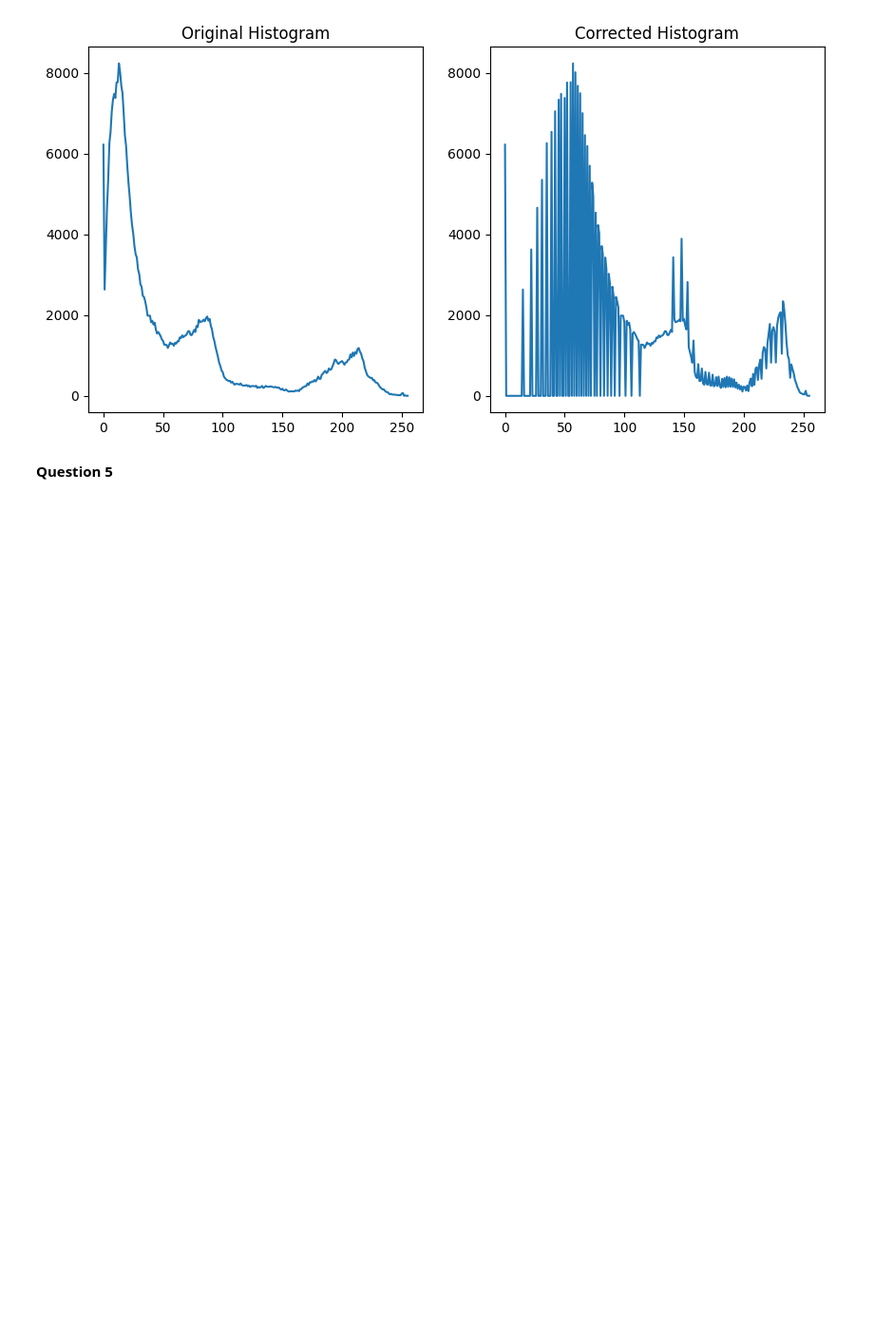
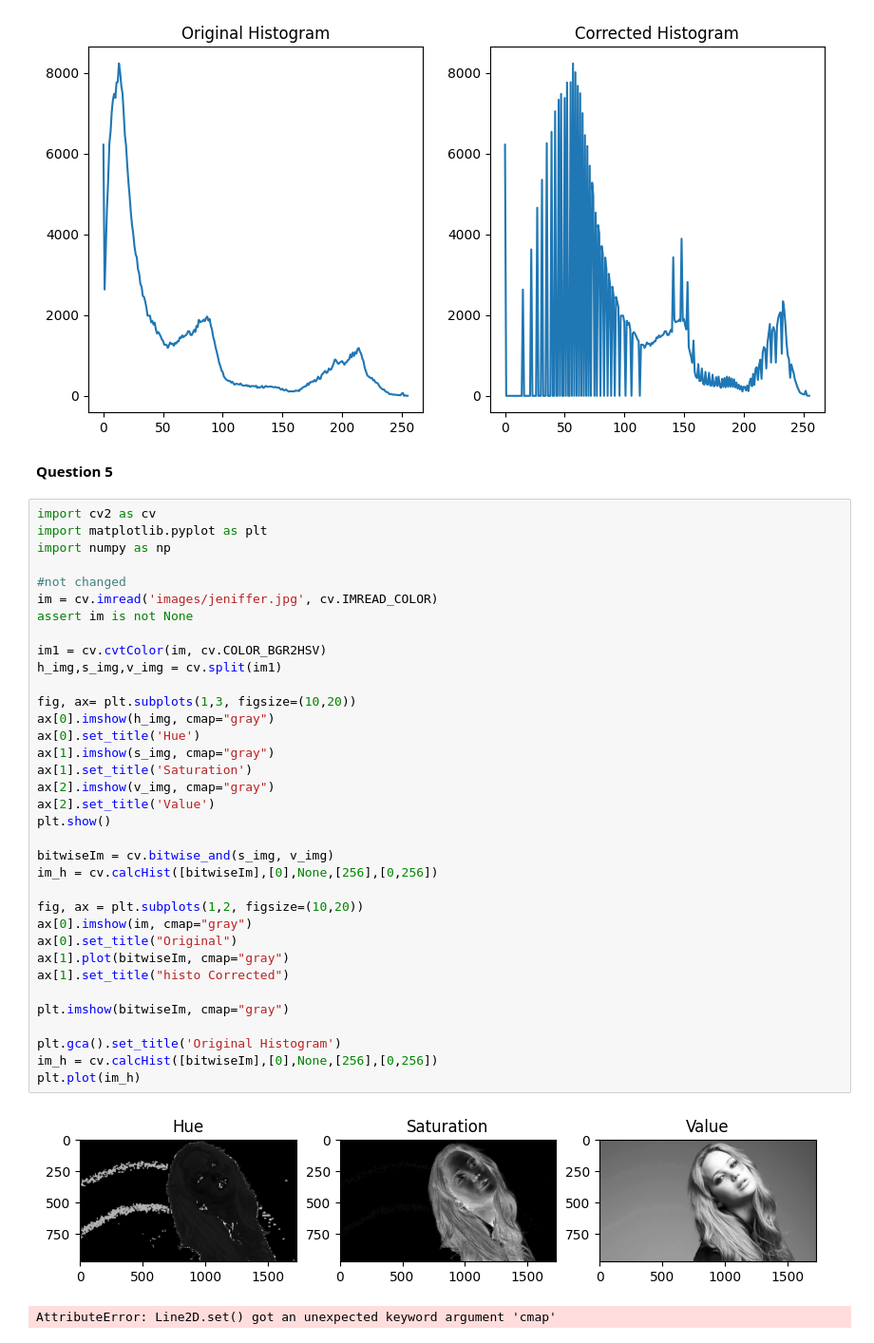
Before and after one commit to Abs-30/ImageProcessingAssignment, a Jupyter notebook: Test.ipynb, the cells around one changed output. Shown at 95% size. Cells and saved outputs as stored; diff of their text form; blank space fills up the shorter version.

```diff
--- a/Test.ipynb
+++ b/Test.ipynb
@@ -337,3 +335,41 @@ plt.plot(g_h)
 [figure]
 # %% [markdown]
 **Question 5**
+# %%
+import cv2 as cv
+import matplotlib.pyplot as plt
+import numpy as np
+
+#not changed
+im = cv.imread('images/jeniffer.jpg', cv.IMREAD_COLOR)
+assert im is not None
+
+im1 = cv.cvtColor(im, cv.COLOR_BGR2HSV)
+h_img,s_img,v_img = cv.split(im1)
+
+fig, ax= plt.subplots(1,3, figsize=(10,20))
+ax[0].imshow(h_img, cmap="gray")
+ax[0].set_title('Hue')
+ax[1].imshow(s_img, cmap="gray")
+ax[1].set_title('Saturation')
+ax[2].imshow(v_img, cmap="gray")
+ax[2].set_title('Value')
+plt.show()
+
+bitwiseIm = cv.bitwise_and(s_img, v_img)
+im_h = cv.calcHist([bitwiseIm],[0],None,[256],[0,256])
+
+fig, ax = plt.subplots(1,2, figsize=(10,20))
+ax[0].imshow(im, cmap="gray")
+ax[0].set_title("Original")
+ax[1].plot(bitwiseIm, cmap="gray")
+ax[1].set_title("histo Corrected")
+
+plt.imshow(bitwiseIm, cmap="gray")
+
+plt.gca().set_title('Original Histogram')
+im_h = cv.calcHist([bitwiseIm],[0],None,[256],[0,256])
+plt.plot(im_h)
+# %% [output]
+[figure, added]
+AttributeError: Line2D.set() got an unexpected keyword argument 'cmap'
```
Also changed, not shown: parts of 2 cells of this notebook.
